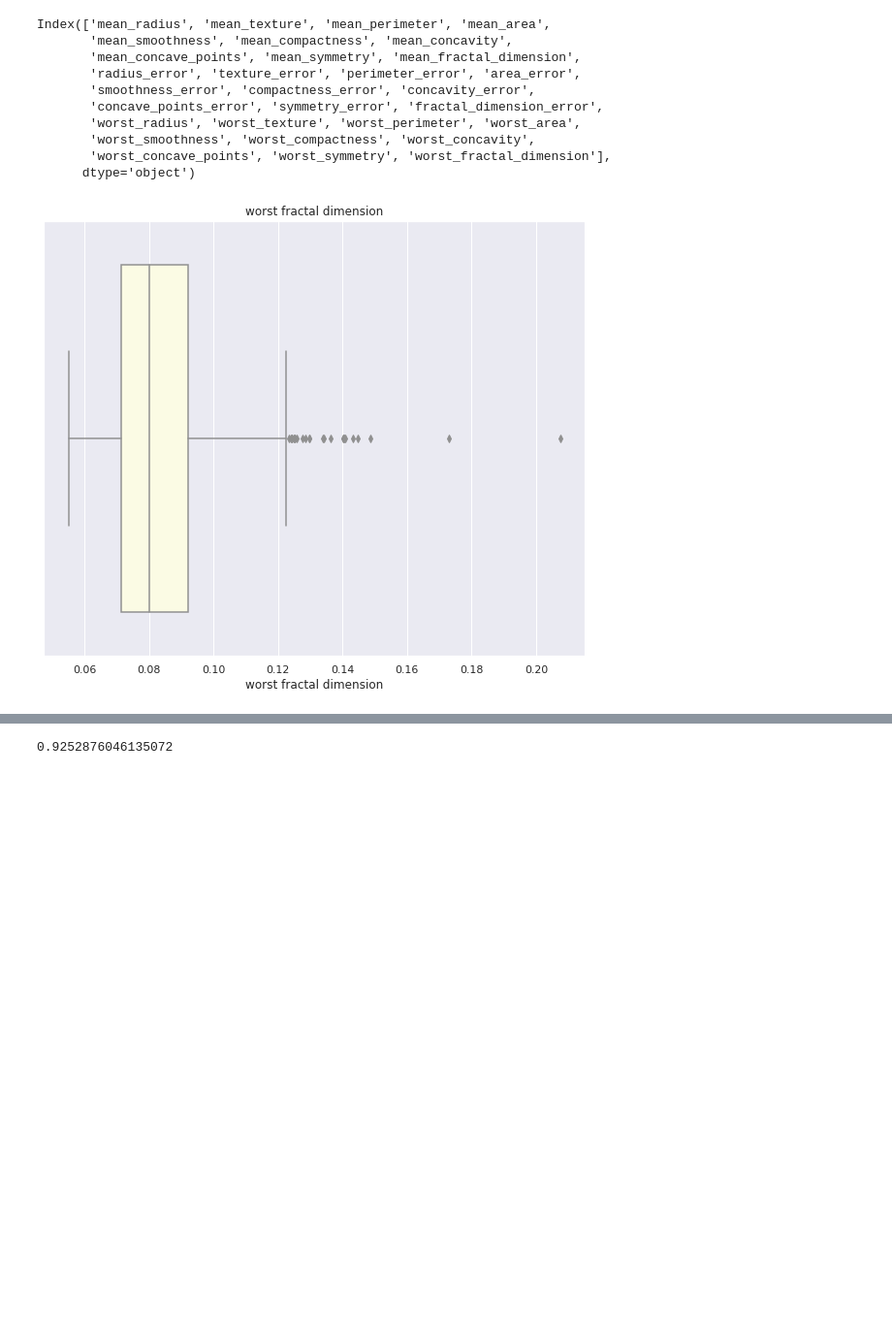
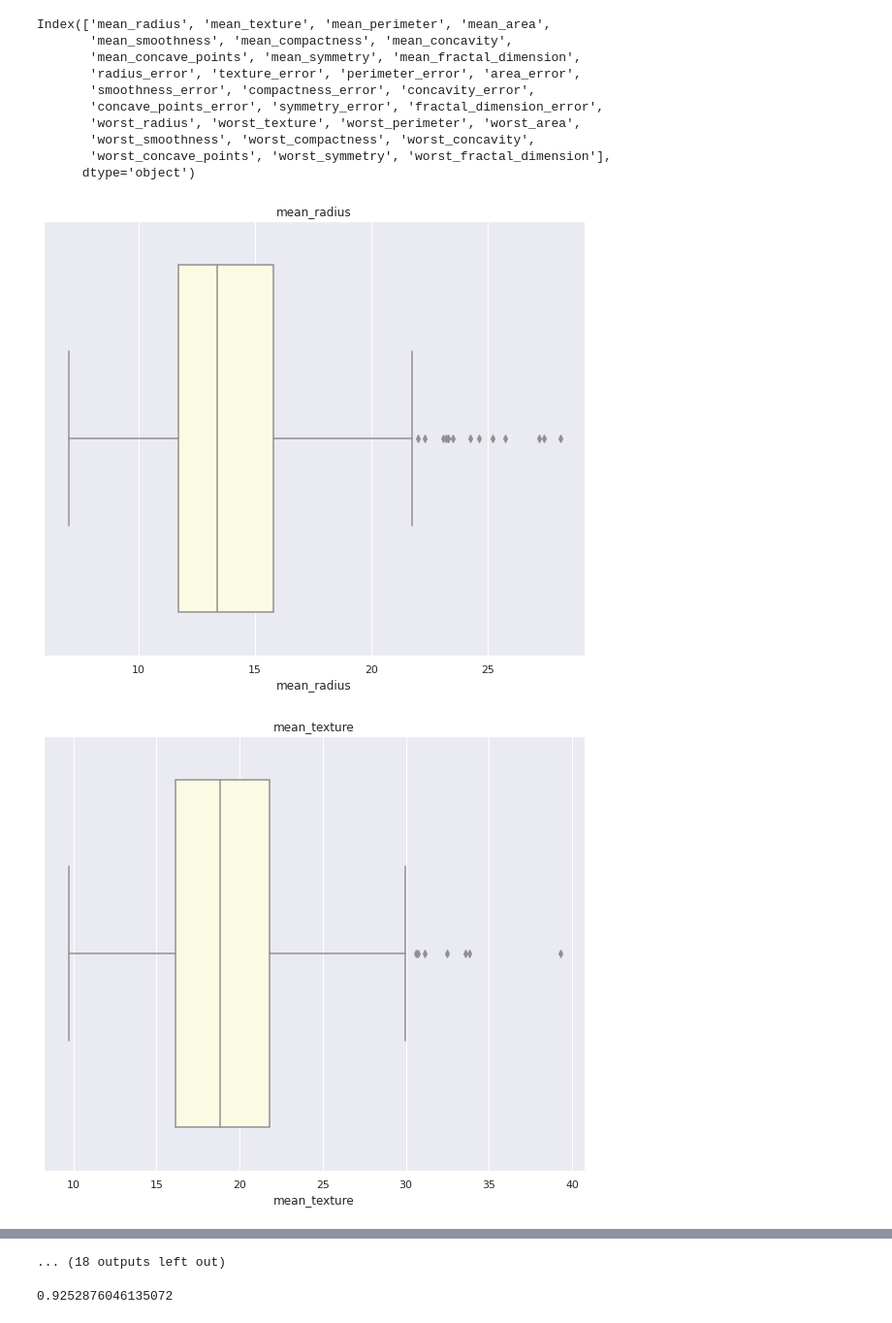
Before and after one commit to JulieChemille/SVM, a Jupyter notebook: 02_svm_kernel_td.ipynb, the cells around one changed output, grey strips where cells are left out. Shown at 97% size. Cells and saved outputs as stored; diff of their text form; code cells hidden in the pictures; blank space fills up the shorter version.

```diff
--- a/02_svm_kernel_td.ipynb
+++ b/02_svm_kernel_td.ipynb
@@ -183,7 +199,7 @@ nans.rename(index={0:'# NaN'}, inplace=True); nans
 # %%
 #On génère un histogramme pour chacune des variables
 
-for i in df.columns[0:(df.shape[1]-1)]:
+for i in df.columns:
 
     plt.figure()
     plt.title(f'{i}')
@@ -216,10 +232,11 @@ Index(['mean_radius', 'mean_texture', 'mean_perimeter', 'mean_area',
        'worst_concave_points', 'worst_symmetry', 'worst_fractal_dimension'],
       dtype='object')
 # %%
-for i in df.columns[0:(df.shape[1]-1)]:
+for i in df.columns:
 
     plt.figure()
     plt.title(f'{i}')
     sns.boxplot(x=df[i], color='lightyellow',)
 # %% [output]
-[figure, old version]
+[figure, new version]
+[figure, added]
@@ -226,3 +253,4 @@ for i in df.columns[0:(df.shape[1]-1)]:
+... (18 outputs left out)
 # %%
 #convention quand on utilise du scikit learn = MajusculeFonction
 from scipy.stats import skew
```
Also changed, not shown: parts of 8 cells of this notebook.
